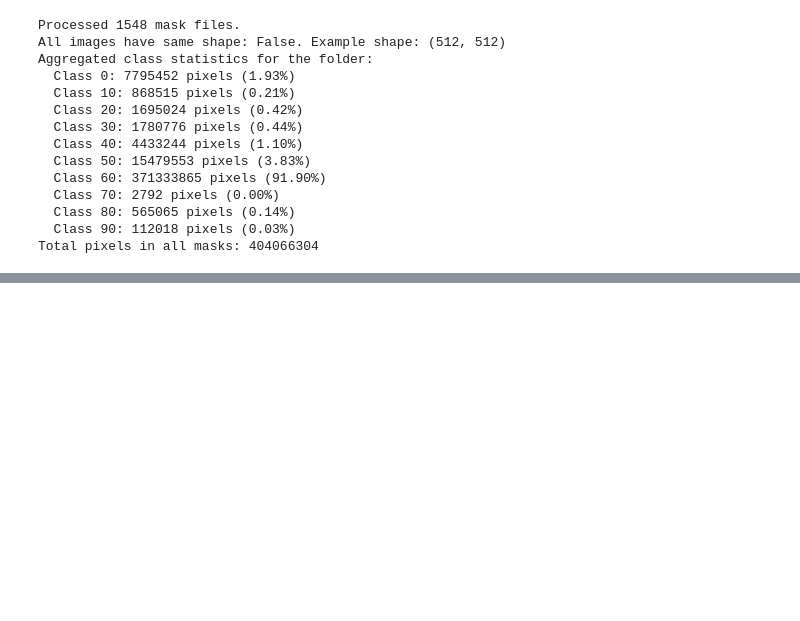
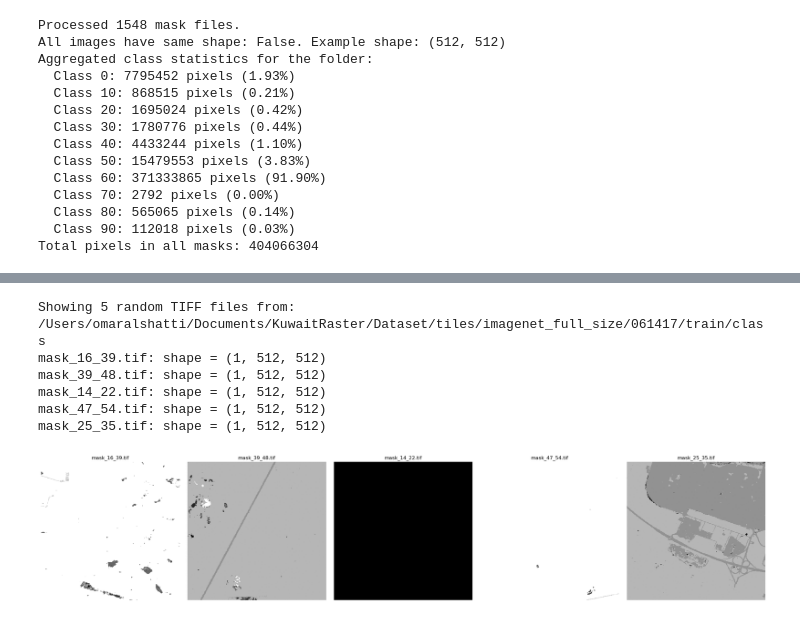
Before and after one commit to OmarAlshatti/LULC_Paper_1, a Jupyter notebook: LULC.ipynb, the cells around one changed output, grey strips where cells are left out. Drawn from its saved outputs; the diff is of its cells as text; code cells hidden in the pictures; blank space fills up the shorter version.

```diff
--- a/LULC.ipynb
+++ b/LULC.ipynb
@@ -111,0 +419,41 @@ class SegmentationDataset(Dataset):
+# %%
+# =========================
+# CELL 8 — Training loop
+# =========================
+def train_one_epoch(model, loader):
+    model.train()
+    total = 0.0
+    for x, y in loader:
+        x = x.to(device)
+        y = y.to(device)
+
+        logits = model(x)
+        loss = criterion(logits, y)
+
+        optimizer.zero_grad(set_to_none=True)
+        loss.backward()
+        optimizer.step()
+
+        total += loss.item() * x.size(0)
+
+    return total / len(loader.dataset)
+
+best_miou = -1.0
+
+for epoch in range(1, cfg.epochs + 1):
+    tr_loss = train_one_epoch(model, train_loader)
+    va_loss, miou, percls = evaluate(model, val_loader)
+
+    print(f"Epoch {epoch:03d}/{cfg.epochs} | "
+          f"train_loss={tr_loss:.4f} | val_loss={va_loss:.4f} | mIoU={miou:.4f}")
+
+    # print per-class IoU (excluding ignore_index)
+    pcs = []
+    for c, v in enumerate(percls):
+        if c == cfg.ignore_index:
+            continue
+        pcs.append(f"{c}:{v:.3f}")
+    print("  per-class IoU:", "  ".join(pcs))
+
+
+print("Done. Best mIoU:", best_miou)
@@ -111,0 +540,10 @@ class SegmentationDataset(Dataset):
+# %%
+visualize_random_tiffs("/Users/omaralshatti/Documents/KuwaitRaster/Dataset/tiles/imagenet_full_size/061417/train/class", n=5, rgb_bands=(0,1,2))
+# %% [output]
+Showing 5 random TIFF files from: /Users/omaralshatti/Documents/KuwaitRaster/Dataset/tiles/imagenet_full_size/061417/train/class
+mask_16_39.tif: shape = (1, 512, 512)
+mask_39_48.tif: shape = (1, 512, 512)
+mask_14_22.tif: shape = (1, 512, 512)
+mask_47_54.tif: shape = (1, 512, 512)
+mask_25_35.tif: shape = (1, 512, 512)
+[figure, added]
```
Also changed, not shown: parts of 10 cells of this notebook.
